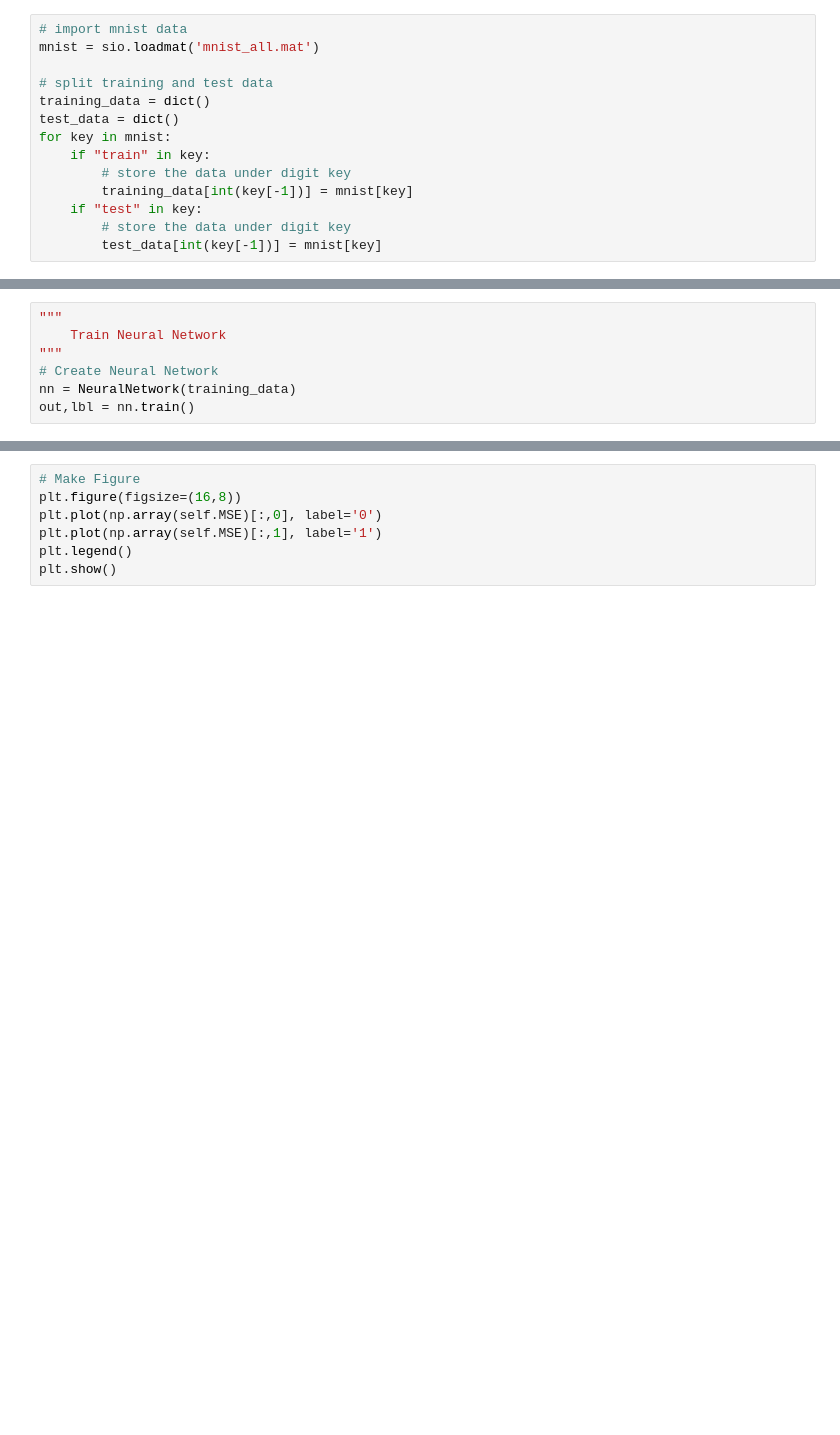
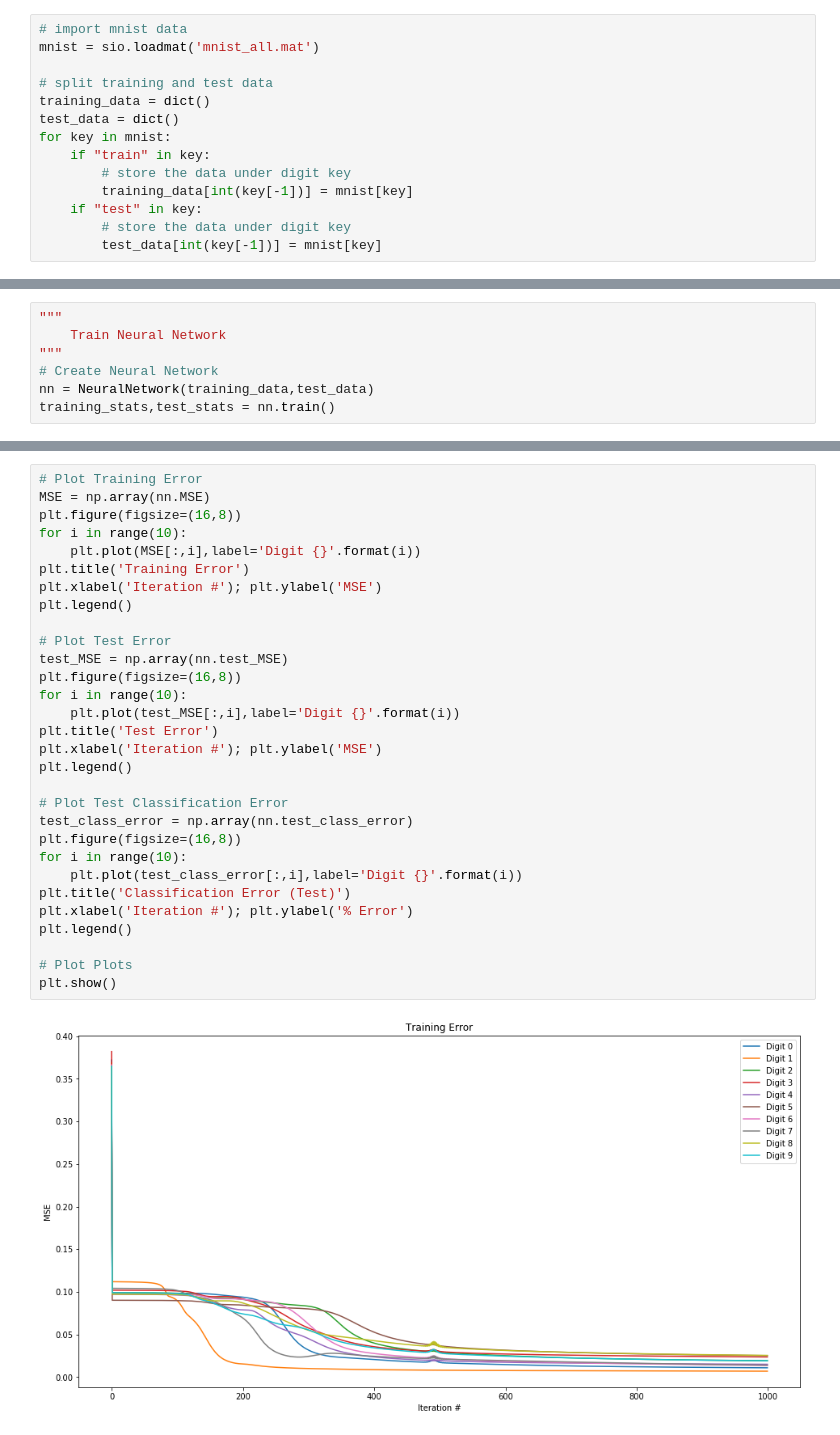
Before and after one commit to vanandrew/BME572, a Jupyter notebook: HW2/Problem4.ipynb, the cells around one changed output, grey strips where cells are left out. Saved outputs shown, nothing was run; the diff lists cells and outputs as text; blank space fills up the shorter version.

```diff
--- a/HW2/Problem4.ipynb
+++ b/HW2/Problem4.ipynb
@@ -173,5 +232,5 @@ class NeuralNetwork:
     Train Neural Network
 """
 # Create Neural Network
-nn = NeuralNetwork(training_data)
-out,lbl = nn.train()
+nn = NeuralNetwork(training_data,test_data)
+training_stats,test_stats = nn.train()
@@ -178,7 +255,32 @@ out,lbl = nn.train()
-# %%
-# Make Figure
-plt.figure(figsize=(16,8))
-plt.plot(np.array(self.MSE)[:,0], label='0')
-plt.plot(np.array(self.MSE)[:,1], label='1')
-plt.legend()
-plt.show()
+# %%
+# Plot Training Error
+MSE = np.array(nn.MSE)
+plt.figure(figsize=(16,8))
+for i in range(10):
+    plt.plot(MSE[:,i],label='Digit {}'.format(i))
+plt.title('Training Error')
+plt.xlabel('Iteration #'); plt.ylabel('MSE')
+plt.legend()
+
+# Plot Test Error
+test_MSE = np.array(nn.test_MSE)
+plt.figure(figsize=(16,8))
+for i in range(10):
+    plt.plot(test_MSE[:,i],label='Digit {}'.format(i))
+plt.title('Test Error')
+plt.xlabel('Iteration #'); plt.ylabel('MSE')
+plt.legend()
+
+# Plot Test Classification Error
+test_class_error = np.array(nn.test_class_error)
+plt.figure(figsize=(16,8))
+for i in range(10):
+    plt.plot(test_class_error[:,i],label='Digit {}'.format(i))
+plt.title('Classification Error (Test)')
+plt.xlabel('Iteration #'); plt.ylabel('% Error')
+plt.legend()
+
+# Plot Plots
+plt.show()
+# %% [output]
+[figure, added]
```
Also changed, not shown: parts of 7 cells of this notebook, 1 other file.
